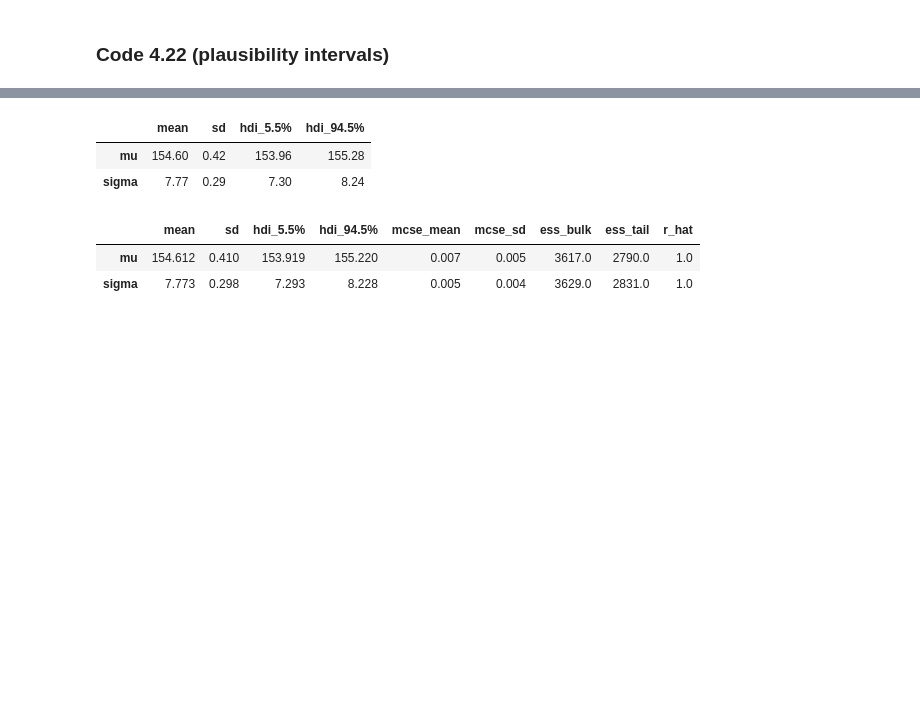
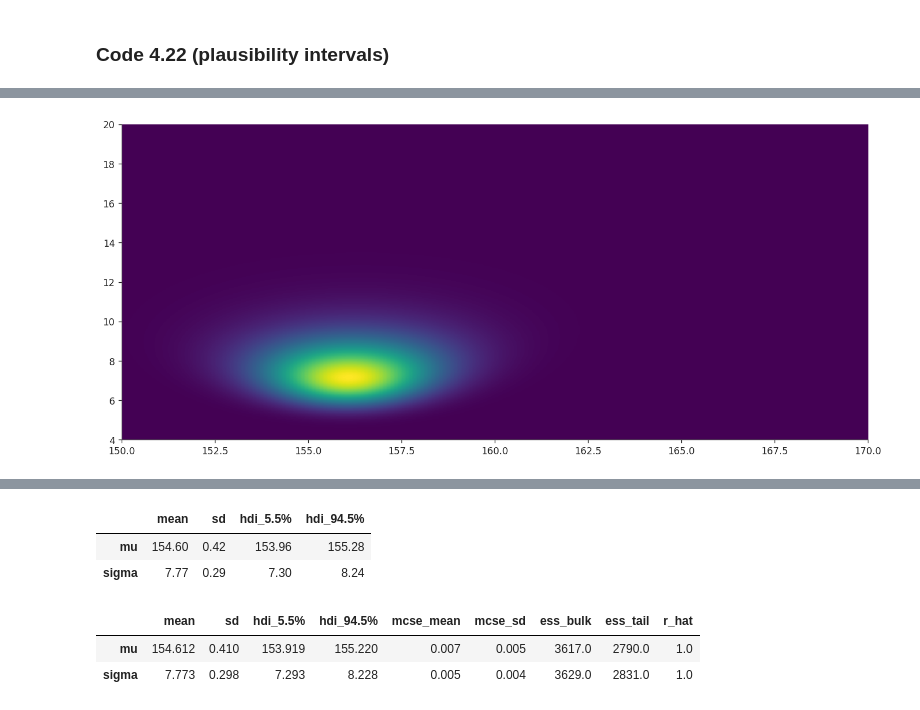
Before and after one commit to jaredxfeng/rethinking, a Jupyter notebook: notebooks/ch4_simpReg.ipynb, the cells around one changed output, grey strips where cells are left out. Cells and saved outputs as stored; diff of their text form; code cells hidden in the pictures; blank space fills up the shorter version.

```diff
--- a/notebooks/ch4_simpReg.ipynb
+++ b/notebooks/ch4_simpReg.ipynb
@@ -318,0 +341,7 @@ az.hdi(sample_mus), az.hdi(sample_sigmas)
+# %%
+_, ax = plt.subplots()
+ax.imshow(post_prob, origin="lower", aspect="auto",
+          extent=[mus.min(), mus.max(), sigmas.min(), sigmas.max()])
+ax.grid(False);
+# %% [output]
+[figure, added]
```
Also changed, not shown: parts of 32 cells of this notebook, 3 other files.
